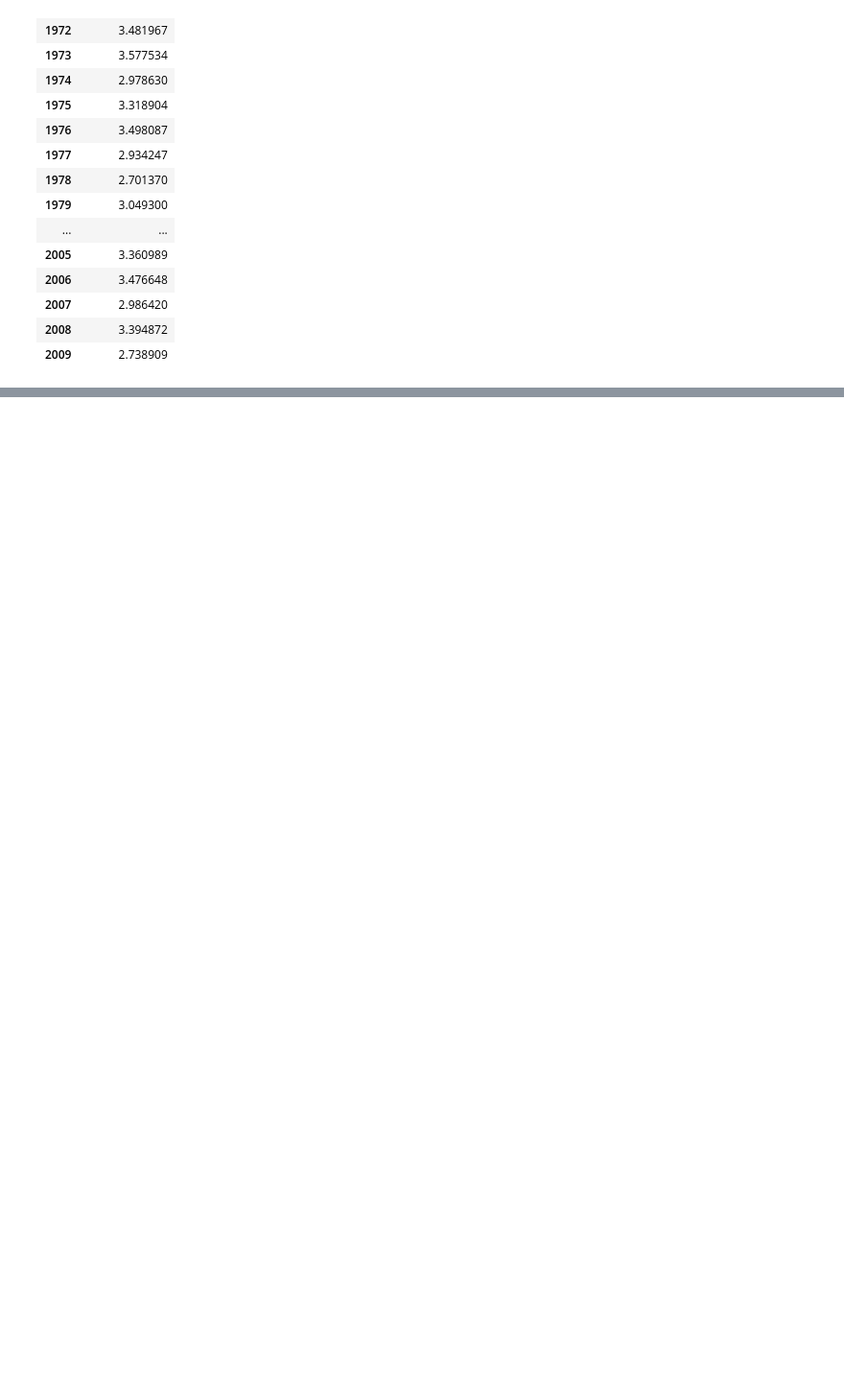
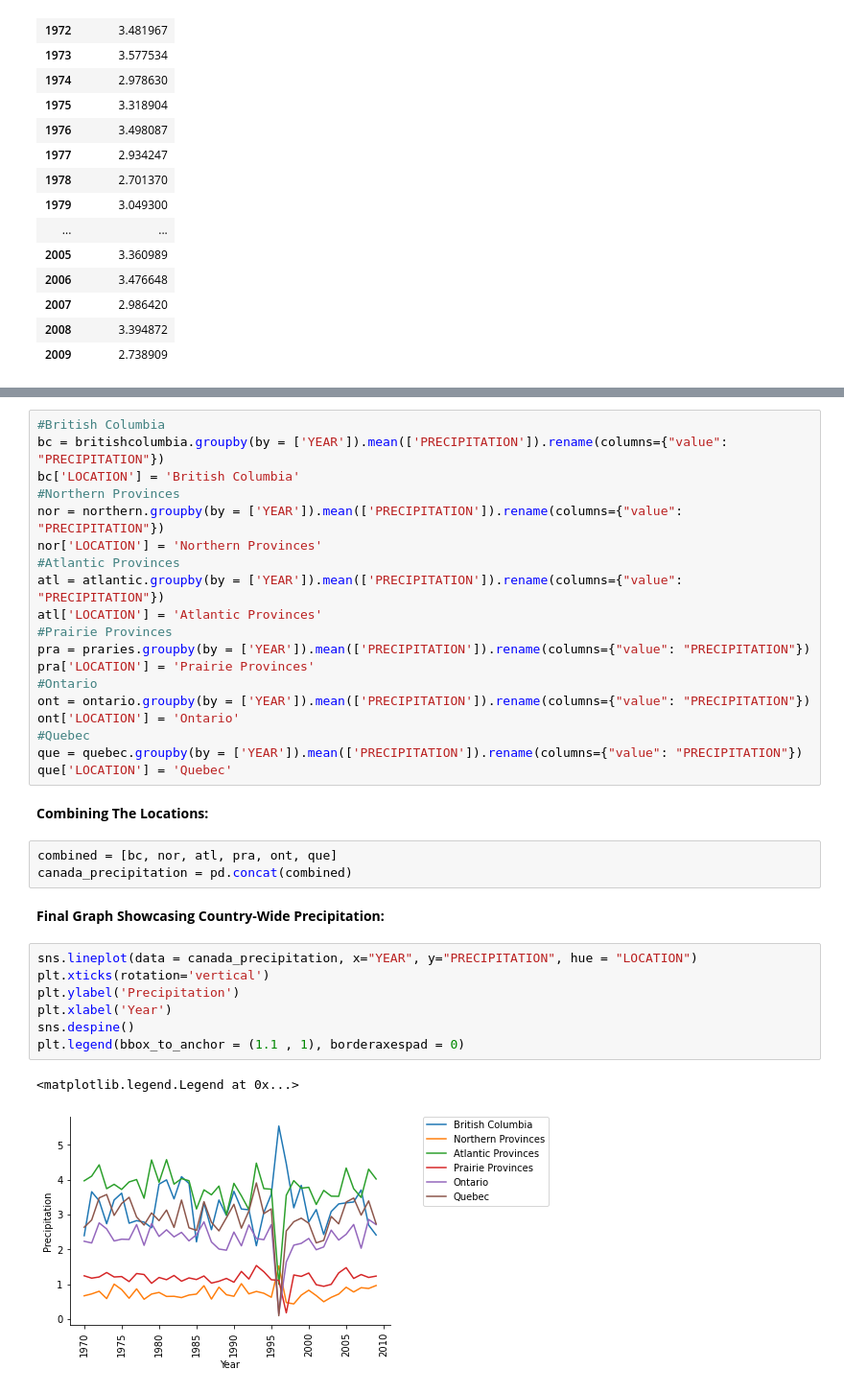
Before and after one commit to data301-2020-winter2/course-project-group_1012, a Jupyter notebook: Analysis/James/Milestone_2_EDA.ipynb, the cells around one changed output, grey strips where cells are left out. Shown at 96% size. Cells and saved outputs as stored; diff of their text form; blank space fills up the shorter version.

```diff
--- a/Analysis/James/Milestone_2_EDA.ipynb
+++ b/Analysis/James/Milestone_2_EDA.ipynb
@@ -435,0 +440,36 @@ sns.despine()
+# %%
+#British Columbia
+bc = britishcolumbia.groupby(by = ['YEAR']).mean(['PRECIPITATION']).rename(columns={"value": "PRECIPITATION"})
+bc['LOCATION'] = 'British Columbia'
+#Northern Provinces
+nor = northern.groupby(by = ['YEAR']).mean(['PRECIPITATION']).rename(columns={"value": "PRECIPITATION"})
+nor['LOCATION'] = 'Northern Provinces'
+#Atlantic Provinces
+atl = atlantic.groupby(by = ['YEAR']).mean(['PRECIPITATION']).rename(columns={"value": "PRECIPITATION"})
+atl['LOCATION'] = 'Atlantic Provinces'
+#Prairie Provinces
+pra = praries.groupby(by = ['YEAR']).mean(['PRECIPITATION']).rename(columns={"value": "PRECIPITATION"})
+pra['LOCATION'] = 'Prairie Provinces'
+#Ontario
+ont = ontario.groupby(by = ['YEAR']).mean(['PRECIPITATION']).rename(columns={"value": "PRECIPITATION"})
+ont['LOCATION'] = 'Ontario'
+#Quebec
+que = quebec.groupby(by = ['YEAR']).mean(['PRECIPITATION']).rename(columns={"value": "PRECIPITATION"})
+que['LOCATION'] = 'Quebec'
+# %% [markdown]
+**Combining The Locations:**
+# %%
+combined = [bc, nor, atl, pra, ont, que]
+canada_precipitation = pd.concat(combined)
+# %% [markdown]
+**Final Graph Showcasing Country-Wide Precipitation:**
+# %%
+sns.lineplot(data = canada_precipitation, x="YEAR", y="PRECIPITATION", hue = "LOCATION")
+plt.xticks(rotation='vertical')
+plt.ylabel('Precipitation')
+plt.xlabel('Year')
+sns.despine()
+plt.legend(bbox_to_anchor = (1.1 , 1), borderaxespad = 0)
+# %% [output]
+<matplotlib.legend.Legend at 0x...>
+[figure, added]
```
Also changed, not shown: parts of 11 cells of this notebook, 1 other file.
